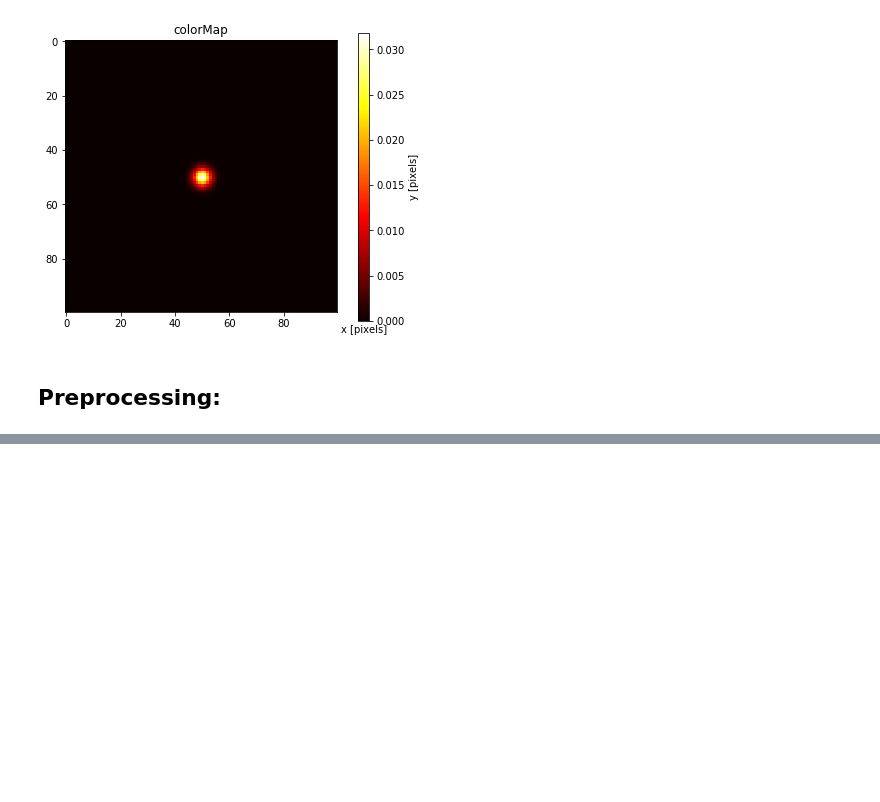
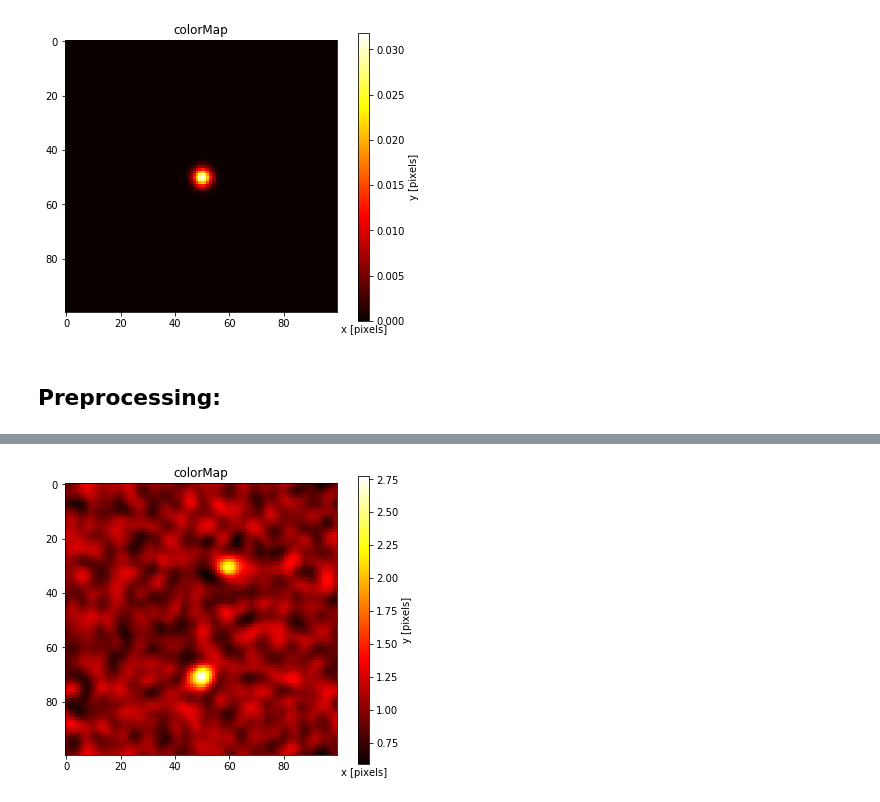
Before and after one commit to cliulinnaeus/AtomDetection, a Jupyter notebook: preprocessing/test.ipynb, the cells around one changed output, grey strips where cells are left out. Cells and saved outputs as stored; diff of their text form; code cells hidden in the pictures; blank space fills up the shorter version.

```diff
--- a/preprocessing/test.ipynb
+++ b/preprocessing/test.ipynb
@@ -58,0 +63,5 @@ visualize
+# %%
+wiener_filtered_image = deconv.wiener_deconv(raw_image, kernel)
+visualize(wiener_filtered_image)
+# %% [output]
+[figure, added]
```
Also changed, not shown: parts of 7 cells of this notebook, 3 other files.
